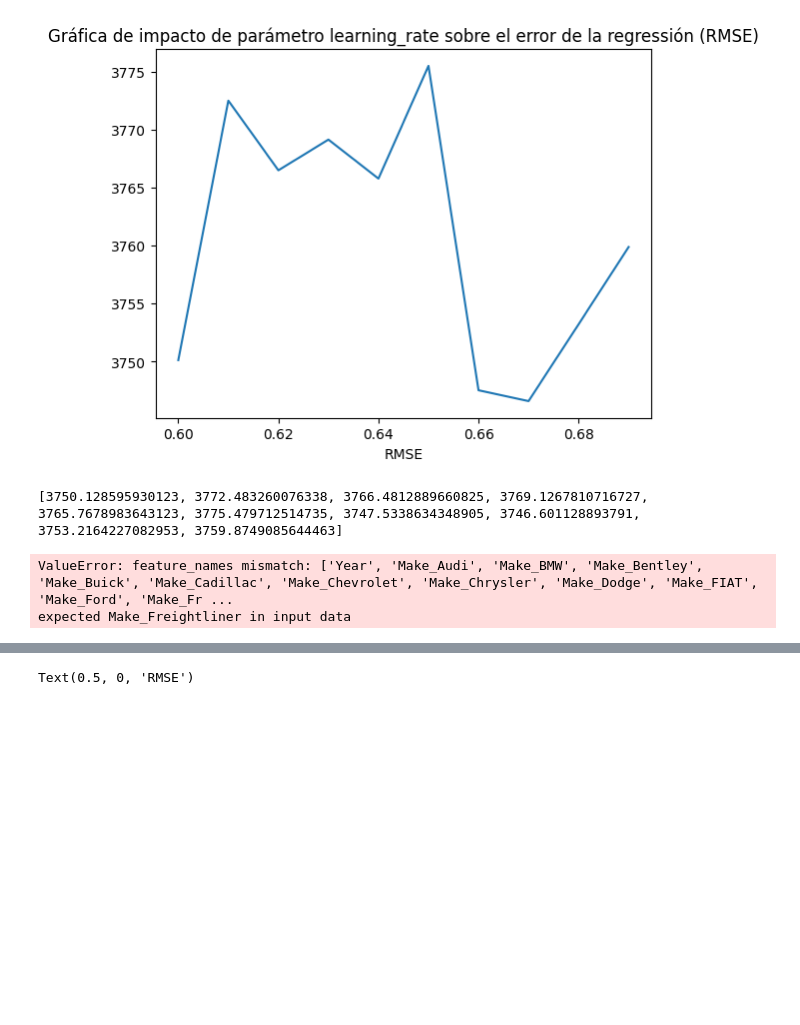
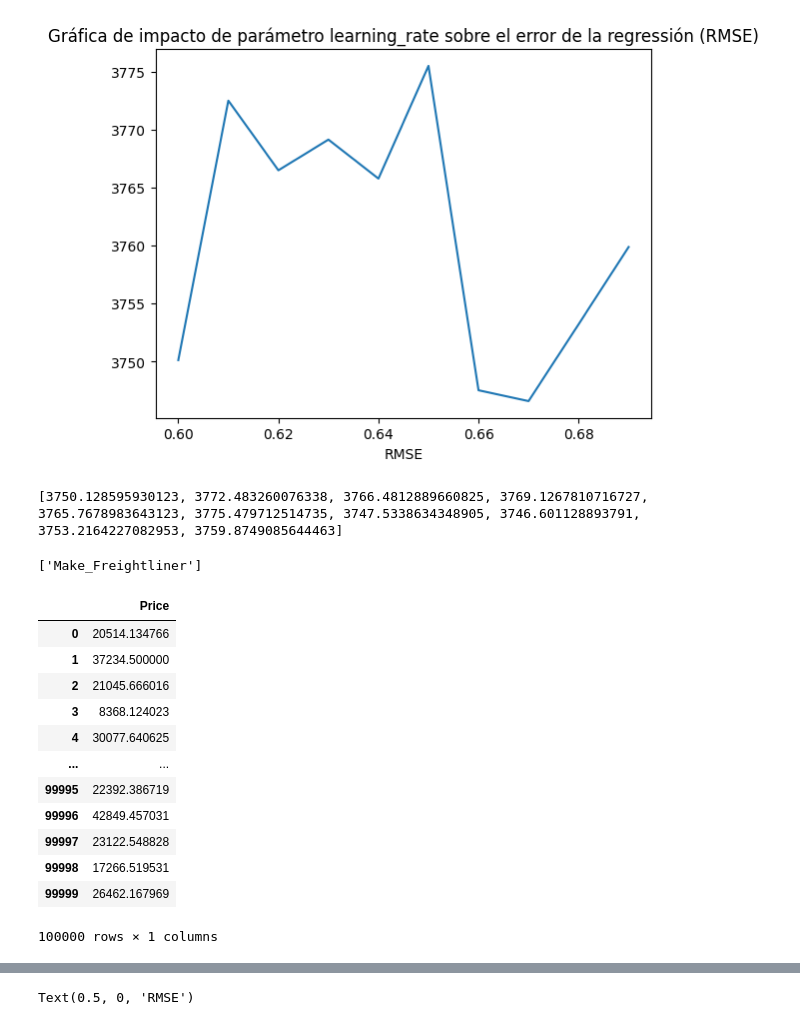
Before and after one commit to Raegar-dot/MIAD_NLP_2024, a Jupyter notebook: Semana 3/S3P1_proyecto1.ipynb, the cells around one changed output, grey strips where cells are left out. Saved outputs shown, nothing was run; the diff lists cells and outputs as text; code cells hidden in the pictures; blank space fills up the shorter version.

```diff
--- a/Semana 3/S3P1_proyecto1.ipynb
+++ b/Semana 3/S3P1_proyecto1.ipynb
@@ -550,21 +550,31 @@ Text(0.5, 0, 'RMSE')
 print(rmse_scores)
 # %% [output]
 [3750.128595930123, 3772.483260076338, 3766.4812889660825, 3769.1267810716727, 3765.7678983643123, 3775.479712514735, 3747.5338634348905, 3746.601128893791, 3753.2164227082953, 3759.8749085644463]
+# %%
+[i for i in list(X1.columns) if i not in list(df_test.columns)]
+# %% [output]
+['Make_Freightliner']
 # %%
 # Modelo resultante - Primer Modelo Seleccionado
 
+X2 = X1.drop(columns = 'Make_Freightliner')
 XGBRegressor1 = XGBRegressor(learning_rate = 0.66, random_state = 1, n_jobs = -1)
-XGBRegressor1 = XGBRegressor1.fit(X1, y1)
+XGBRegressor1 = XGBRegressor1.fit(X2, y1)
 prediccion = XGBRegressor1.predict(df_test)
-# %% [output]
-ValueError: feature_names mismatch: ['Year', 'Make_Audi', 'Make_BMW', 'Make_Bentley', 'Make_Buick', 'Make_Cadillac', 'Make_Chevrolet', 'Make_Chrysler', 'Make_Dodge', 'Make_FIAT', 'Make_Ford', 'Make_Fr ...
-expected Make_Freightliner in input data
-# %%
-# Modelo resultante - Primer Modelo Seleccionado
-
-XGBRegressor1 = XGBRegressor(learning_rate = 0.66, random_state = 1, n_jobs = -1)
-XGBRegressor1 = XGBRegressor1.fit(X1, y1)
-prediccion = XGBRegressor1.predict(df_test)
 # %%
-prediccion_df = pd.DataFrame(prediccion).rename(columns: {})
+prediccion_df = pd.DataFrame(prediccion,index=df_test.index, columns=['Price'])
 prediccion_df
+# %% [output]
+|  | Price |
+| 0 | 20514.134766 |
+| 1 | 37234.500000 |
+| 2 | 21045.666016 |
+| 3 | 8368.124023 |
+| 4 | 30077.640625 |
+| ... | ... |
+| 99995 | 22392.386719 |
+| 99996 | 42849.457031 |
+| 99997 | 23122.548828 |
+| 99998 | 17266.519531 |
+| 99999 | 26462.167969 |
+100000 rows × 1 columns
```
Also changed, not shown: parts of 1 cell of this notebook, 1 other file.
